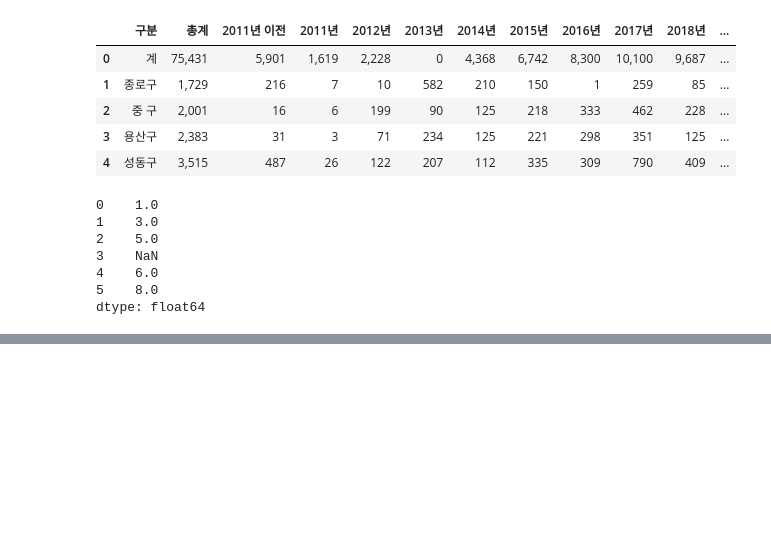
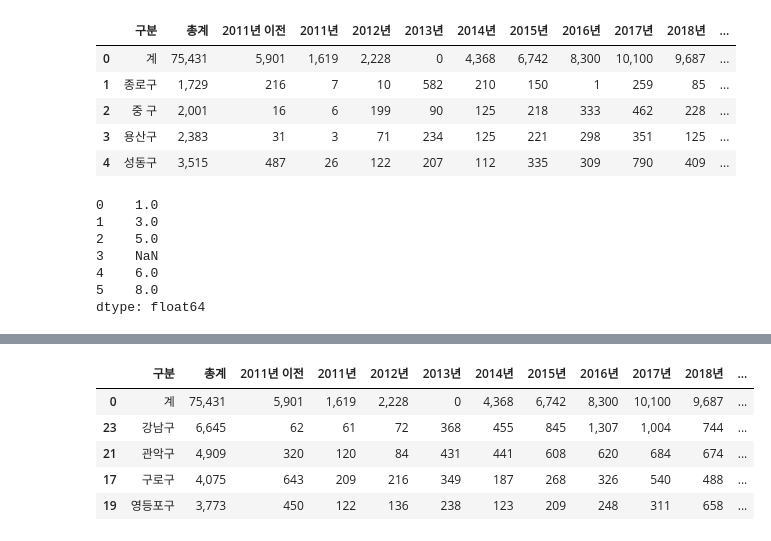
Before and after one commit to du0san/test_pandas, a Jupyter notebook: test_pandas.py.ipynb, the cells around one changed output, grey strips where cells are left out. Saved outputs shown, nothing was run; the diff lists cells and outputs as text; code cells hidden in the pictures; blank space fills up the shorter version.

```diff
--- a/test_pandas.py.ipynb
+++ b/test_pandas.py.ipynb
@@ -29,0 +304,9 @@ dtype: float64
+# %%
+cctv.sort_values(by='총계', ascending = False).head()
+# %% [output]
+|  | 구분 | 총계 | 2011년 이전 | 2011년 | 2012년 | 2013년 | 2014년 | 2015년 | 2016년 | 2017년 | 2018년 | ... |
+| 0 | 계 | 75,431 | 5,901 | 1,619 | 2,228 | 0 | 4,368 | 6,742 | 8,300 | 10,100 | 9,687 | ... |
+| 23 | 강남구 | 6,645 | 62 | 61 | 72 | 368 | 455 | 845 | 1,307 | 1,004 | 744 | ... |
+| 21 | 관악구 | 4,909 | 320 | 120 | 84 | 431 | 441 | 608 | 620 | 684 | 674 | ... |
+| 17 | 구로구 | 4,075 | 643 | 209 | 216 | 349 | 187 | 268 | 326 | 540 | 488 | ... |
+| 19 | 영등포구 | 3,773 | 450 | 122 | 136 | 238 | 123 | 209 | 248 | 311 | 658 | ... |
```
Also changed, not shown: parts of 49 cells of this notebook, 9 other files.
